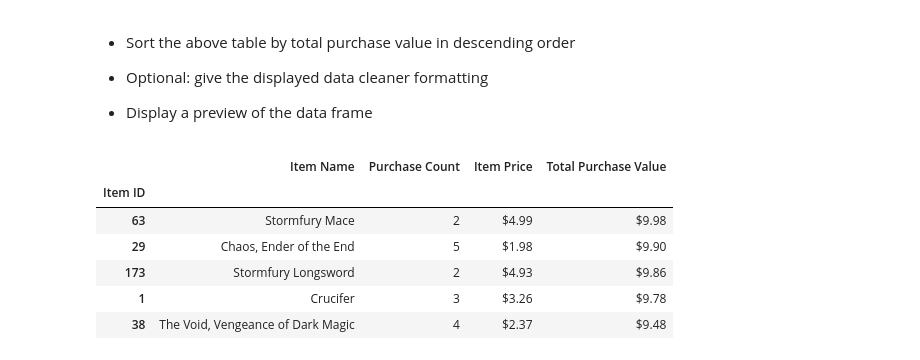
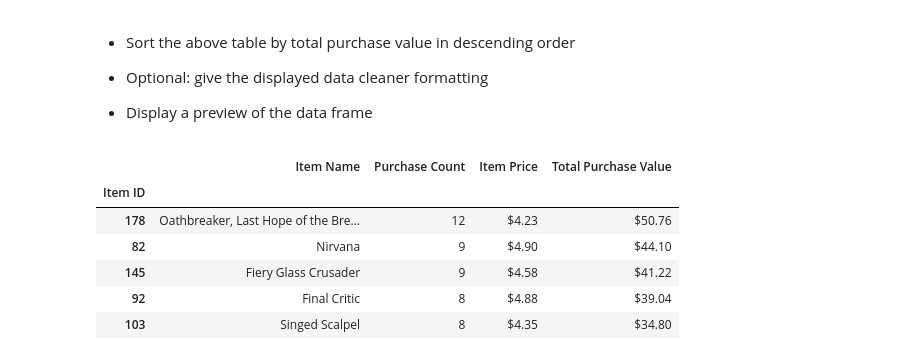
Before and after one commit to Margarita357/Assignment4, a Jupyter notebook: PANDAS_ASSIGNMENT4/Option1_MM.ipynb, the cells around one changed output. Saved outputs shown, nothing was run; the diff lists cells and outputs as text; code cells hidden in the pictures.

```diff
--- a/PANDAS_ASSIGNMENT4/Option1_MM.ipynb
+++ b/PANDAS_ASSIGNMENT4/Option1_MM.ipynb
@@ -321,23 +327,25 @@ df7.sort_values(["Purchase Count"], ascending=False).head(5)
 
 * Display a preview of the data frame
 # %%
-#QUESTION!!!!
+
 df8=pd.DataFrame({
     "Item Name": item_names,
     "Purchase Count": item,
     "Item Price": item_price,
-    "Total Purchase Value": item_price_total.map('${:,.2f}'.format)
+    "Total Purchase Value": item_price_total
 })
 
+df8=df8.sort_values(["Total Purchase Value"], ascending=False)
+df8["Total Purchase Value"] = df8["Total Purchase Value"].map('${:,.2f}'.format)
 df8["Item Price"] = df8["Item Price"].str.get(0)
 df8["Item Price"] = df8["Item Price"].map('${:,.2f}'.format)
 df8["Item Name"] = df8["Item Name"].str.get(0)
-df8.sort_values(["Total Purchase Value"], ascending=False).head(5)
+df8.head(5)
 # %% [output]
 |  | Item Name | Purchase Count | Item Price | Total Purchase Value |
 | Item ID |  |  |  |  |
-| 63 | Stormfury Mace | 2 | $4.99 | $9.98 |
-| 29 | Chaos, Ender of the End | 5 | $1.98 | $9.90 |
-| 173 | Stormfury Longsword | 2 | $4.93 | $9.86 |
-| 1 | Crucifer | 3 | $3.26 | $9.78 |
-| 38 | The Void, Vengeance of Dark Magic | 4 | $2.37 | $9.48 |
+| 178 | Oathbreaker, Last Hope of the Bre... | 12 | $4.23 | $50.76 |
+| 82 | Nirvana | 9 | $4.90 | $44.10 |
+| 145 | Fiery Glass Crusader | 9 | $4.58 | $41.22 |
+| 92 | Final Critic | 8 | $4.88 | $39.04 |
+| 103 | Singed Scalpel | 8 | $4.35 | $34.80 |
```
Also changed, not shown: parts of 2 cells of this notebook.
